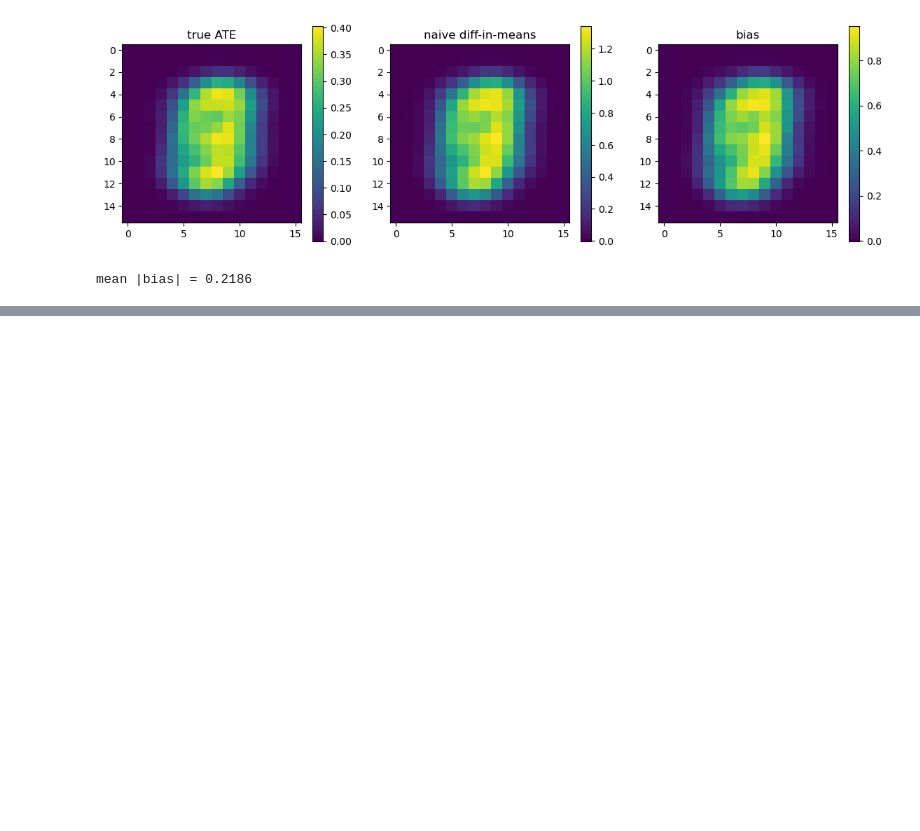
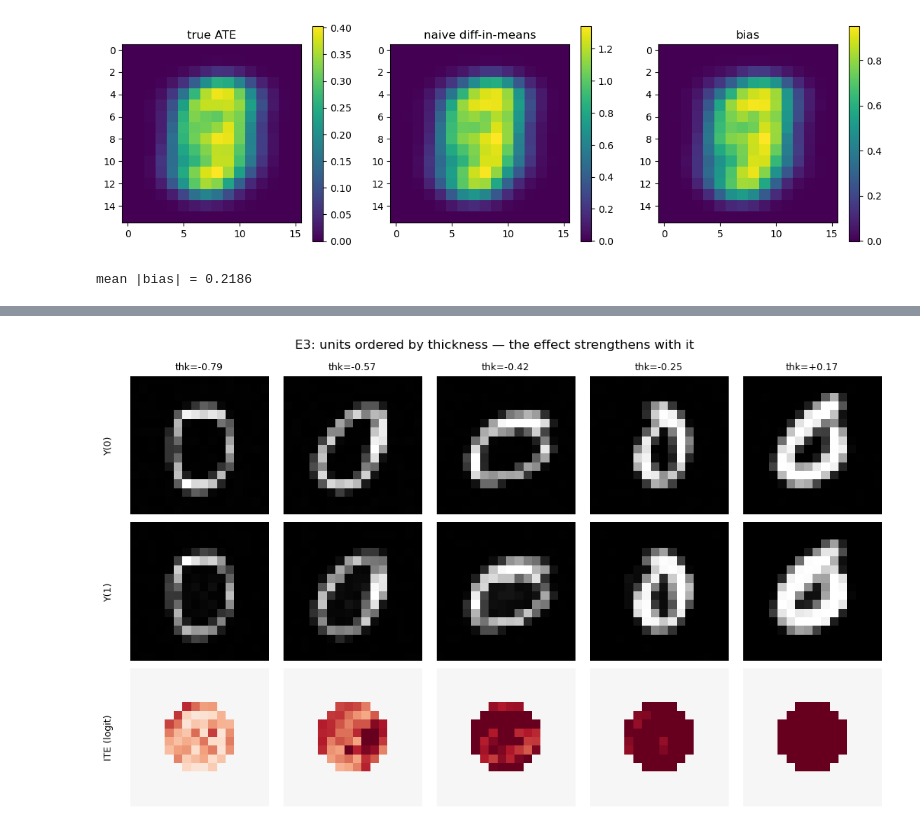
Before and after one commit to llaurabatt/frugal-flows, a Jupyter notebook: validation/exploring_morphomnist.ipynb, the cells around one changed output, grey strips where cells are left out. Cells and saved outputs as stored; diff of their text form; code cells hidden in the pictures; blank space fills up the shorter version.

```diff
--- a/validation/exploring_morphomnist.ipynb
+++ b/validation/exploring_morphomnist.ipynb
@@ -148,0 +279,21 @@ mean |bias| = 0.2186
+# %%
+d = exps["exp3_confounded_heterogeneous"]
+order = np.argsort(d["THICKNESS"])
+pick = order[[int(q * (len(order) - 1)) for q in (0.02, 0.25, 0.5, 0.75, 0.98)]]
+rows = [("Y(0)", "gray"), ("Y(1)", "gray"), ("ITE (logit)", "RdBu_r")]
+
+fig, axes = plt.subplots(3, len(pick), figsize=(2.1 * len(pick), 6.4))
+for j, i in enumerate(pick):
+    vals = [inverse_logit(d["Y0"][i]), inverse_logit(d["Y1"][i]), d["ITE"][i]]
+    for row, (lab, cmap) in enumerate(rows):
+        kw = dict(vmin=-1, vmax=1) if row == 2 else {}
+        axes[row, j].imshow(np.asarray(vals[row]).reshape(SIZE, SIZE), cmap=cmap, **kw)
+        axes[row, j].axis("off")
+    axes[0, j].set_title(f"thk={d['THICKNESS'][i]:+.2f}", fontsize=9)
+for row, (lab, _) in enumerate(rows):
+    axes[row, 0].text(-0.12, 0.5, lab, transform=axes[row, 0].transAxes,
+                      rotation=90, va="center", ha="right", fontsize=9)
+plt.suptitle("E3: units ordered by thickness — the effect strengthens with it")
+plt.tight_layout(); plt.show()
+# %% [output]
+[figure, added]
```
Also changed, not shown: parts of 10 cells of this notebook, 5 other files.
